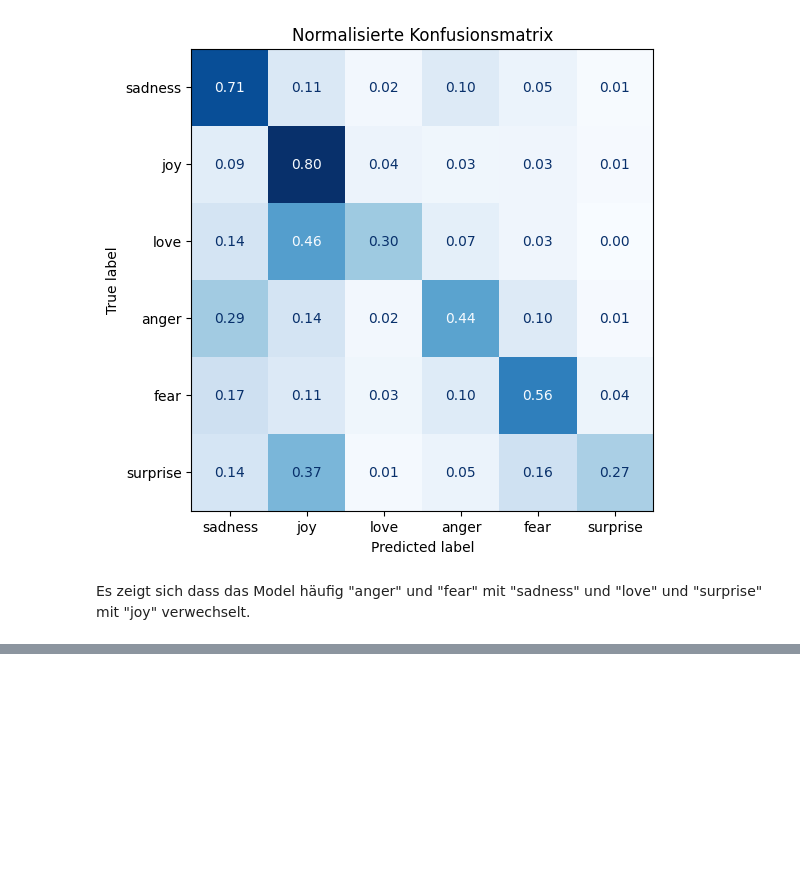
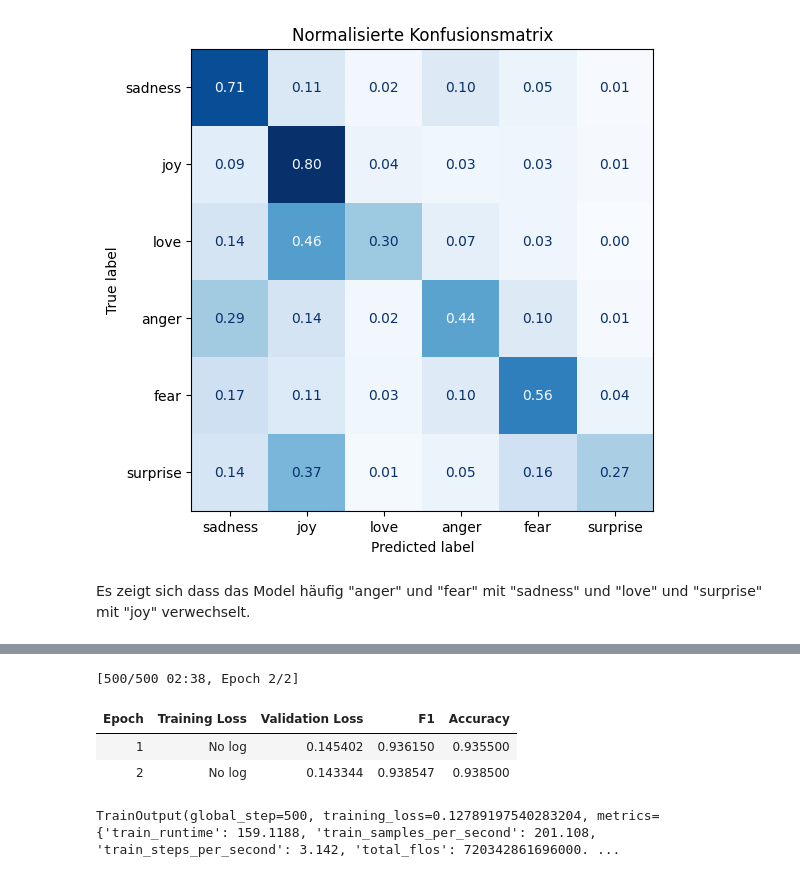
Before and after one commit to DominikWunderlich/huggingface-textklassifizierung, a Jupyter notebook: textklassifizierung_script.ipynb, the cells around one changed output, grey strips where cells are left out. Cells and saved outputs as stored; diff of their text form; code cells hidden in the pictures; blank space fills up the shorter version.

```diff
--- a/textklassifizierung_script.ipynb
+++ b/textklassifizierung_script.ipynb
@@ -216,0 +299,38 @@ Es zeigt sich dass das Model häufig "anger" und "fear" mit "sadness" und "love"
+# %%
+# weiteres Modell
+from transformers import Trainer, TrainingArguments
+
+batch_size=64
+logging_steps = len(emotions_encoded["train"]) # batch_size
+model_name = f"{model_ckpt}-finetuned-emotions-2"
+training_args = TrainingArguments(
+    output_dir=model_name,
+    num_train_epochs=2,
+    learning_rate=2e-5,
+    per_device_train_batch_size=batch_size,
+    per_device_eval_batch_size=batch_size,
+    weight_decay=0.01,
+    evaluation_strategy="epoch",
+    disable_tqdm=False,
+    logging_steps=logging_steps,
+    push_to_hub=False,
+    save_strategy="epoch",
+    load_best_model_at_end=True,
+    log_level="error"
+)
+
+trainer = Trainer(
+    model=model,
+    args=training_args,
+    compute_metrics=compute_metrics,
+    train_dataset=emotions_encoded["train"],
+    eval_dataset=emotions_encoded["validation"],
+    tokenizer=tokenizer
+)
+trainer.train()
+# %% [output]
+[500/500 02:38, Epoch 2/2]
+| Epoch | Training Loss | Validation Loss | F1 | Accuracy |
+| 1 | No log | 0.145402 | 0.936150 | 0.935500 |
+| 2 | No log | 0.143344 | 0.938547 | 0.938500 |
+TrainOutput(global_step=500, training_loss=0.12789197540283204, metrics={'train_runtime': 159.1188, 'train_samples_per_second': 201.108, 'train_steps_per_second': 3.142, 'total_flos': 720342861696000. ...
```
Also changed, not shown: parts of 4 cells of this notebook.
